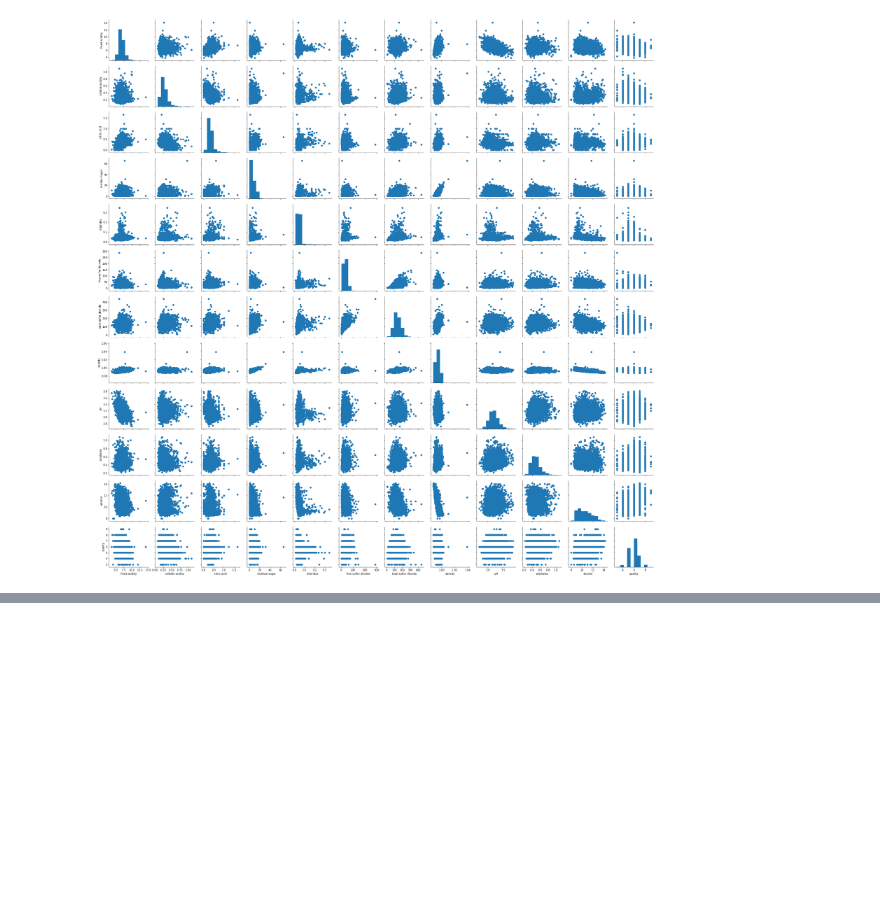
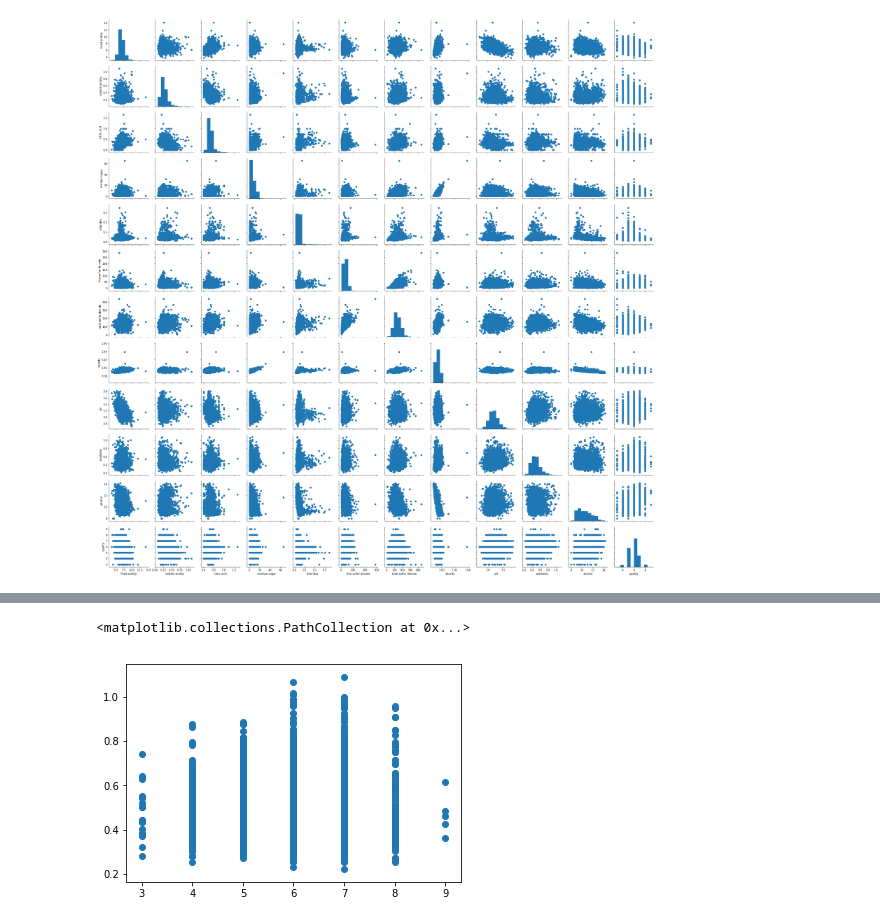
Before and after one commit to EffyFang/DataMining, a Jupyter notebook: winequality/Untitled.ipynb, the cells around one changed output, grey strips where cells are left out. Saved outputs shown, nothing was run; the diff lists cells and outputs as text; code cells hidden in the pictures; blank space fills up the shorter version.

```diff
--- a/winequality/Untitled.ipynb
+++ b/winequality/Untitled.ipynb
@@ -82,0 +99,5 @@ ax = ax.map_offdiag(plt.scatter)
+# %%
+plt.scatter(wine_w["quality"],wine_w['sulphates']/wine_w['density'])
+# %% [output]
+<matplotlib.collections.PathCollection at 0x...>
+[figure, added]
```
Also changed, not shown: parts of 16 cells of this notebook, 1 other file.
